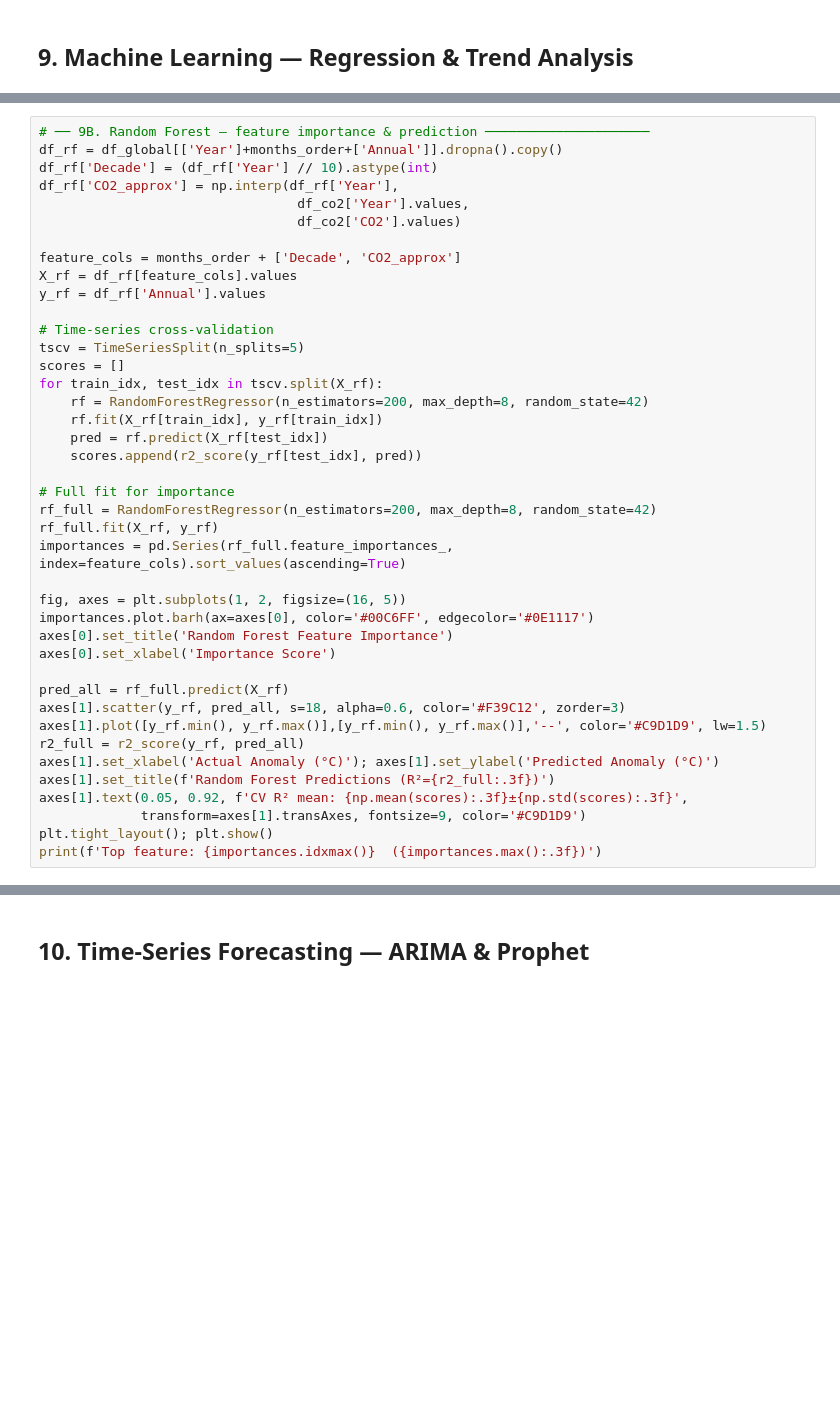
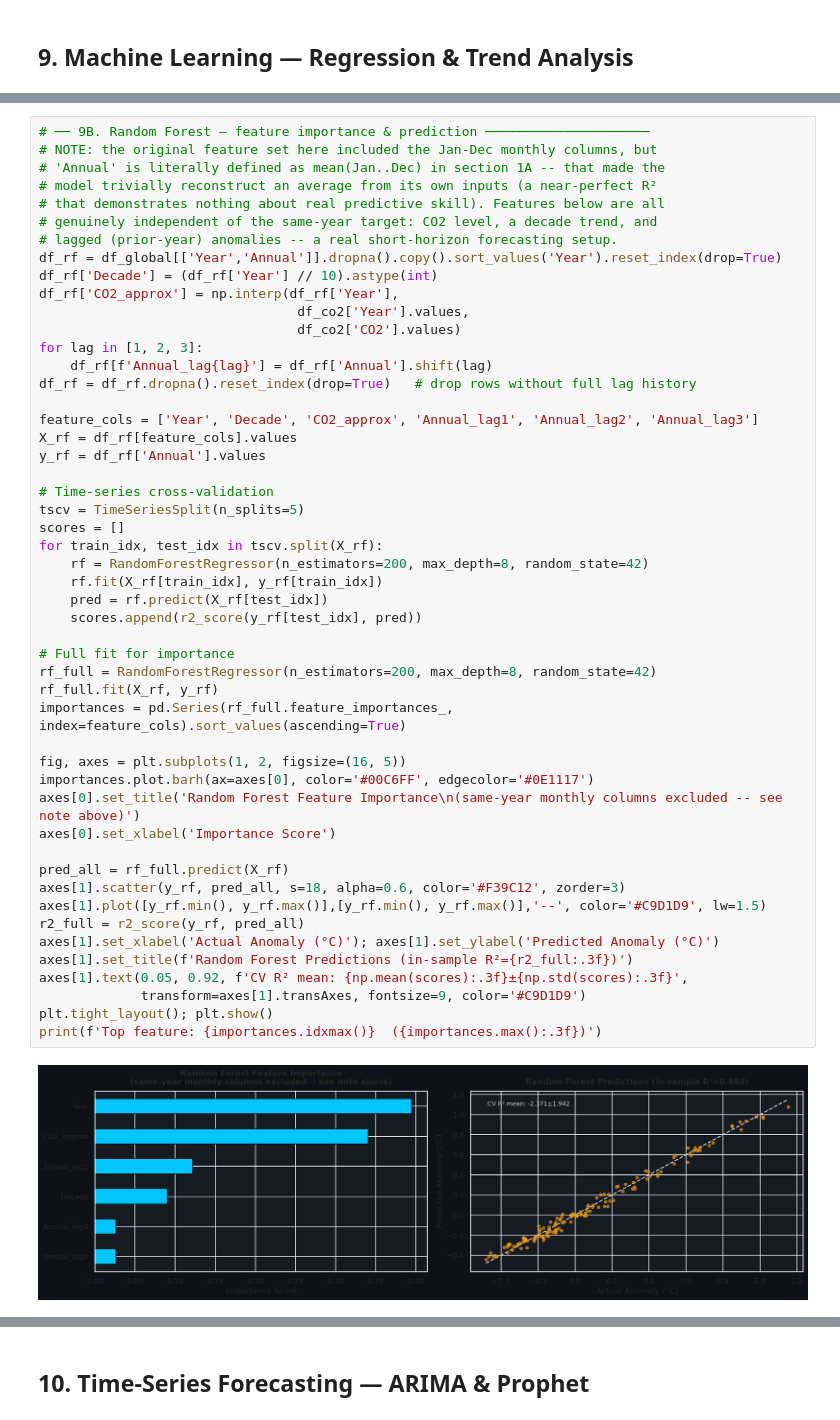
Before and after one commit to Nobby-sibanda/Global-Temperature-Analysis, a Jupyter notebook: notebooks/Global_Temperature_Analysis.ipynb, the cells around one changed output, grey strips where cells are left out. Cells and saved outputs as stored; diff of their text form; blank space fills up the shorter version.

```diff
--- a/notebooks/Global_Temperature_Analysis.ipynb
+++ b/notebooks/Global_Temperature_Analysis.ipynb
@@ -679,41 +862,52 @@ print(f'Poly-2 projected 2030: {poly2.predict([[2030]])[0]:+.3f}°C  |  2040: {p
 # %%
 # ── 9B. Random Forest — feature importance & prediction ─────────────────────
-df_rf = df_global[['Year']+months_order+['Annual']].dropna().copy()
+# NOTE: the original feature set here included the Jan-Dec monthly columns, but
+# 'Annual' is literally defined as mean(Jan..Dec) in section 1A -- that made the
+# model trivially reconstruct an average from its own inputs (a near-perfect R²
+# that demonstrates nothing about real predictive skill). Features below are all
+# genuinely independent of the same-year target: CO2 level, a decade trend, and
+# lagged (prior-year) anomalies -- a real short-horizon forecasting setup.
+df_rf = df_global[['Year','Annual']].dropna().copy().sort_values('Year').reset_index(drop=True)
 df_rf['Decade'] = (df_rf['Year'] // 10).astype(int)
 df_rf['CO2_approx'] = np.interp(df_rf['Year'],
                                  df_co2['Year'].values,
                                  df_co2['CO2'].values)
+for lag in [1, 2, 3]:
+    df_rf[f'Annual_lag{lag}'] = df_rf['Annual'].shift(lag)
+df_rf = df_rf.dropna().reset_index(drop=True)   # drop rows without full lag history
 
-feature_cols = months_order + ['Decade', 'CO2_approx']
+feature_cols = ['Year', 'Decade', 'CO2_approx', 'Annual_lag1', 'Annual_lag2', 'Annual_lag3']
 X_rf = df_rf[feature_cols].values
 y_rf = df_rf['Annual'].values
 
 # Time-series cross-validation
 tscv = TimeSeriesSplit(n_splits=5)
 scores = []
 for train_idx, test_idx in tscv.split(X_rf):
     rf = RandomForestRegressor(n_estimators=200, max_depth=8, random_state=42)
     rf.fit(X_rf[train_idx], y_rf[train_idx])
     pred = rf.predict(X_rf[test_idx])
     scores.append(r2_score(y_rf[test_idx], pred))
 
 # Full fit for importance
 rf_full = RandomForestRegressor(n_estimators=200, max_depth=8, random_state=42)
 rf_full.fit(X_rf, y_rf)
 importances = pd.Series(rf_full.feature_importances_, index=feature_cols).sort_values(ascending=True)
 
 fig, axes = plt.subplots(1, 2, figsize=(16, 5))
 importances.plot.barh(ax=axes[0], color='#00C6FF', edgecolor='#0E1117')
-axes[0].set_title('Random Forest Feature Importance')
+axes[0].set_title('Random Forest Feature Importance\n(same-year monthly columns excluded -- see note above)')
 axes[0].set_xlabel('Importance Score')
 
 pred_all = rf_full.predict(X_rf)
 axes[1].scatter(y_rf, pred_all, s=18, alpha=0.6, color='#F39C12', zorder=3)
 axes[1].plot([y_rf.min(), y_rf.max()],[y_rf.min(), y_rf.max()],'--', color='#C9D1D9', lw=1.5)
 r2_full = r2_score(y_rf, pred_all)
 axes[1].set_xlabel('Actual Anomaly (°C)'); axes[1].set_ylabel('Predicted Anomaly (°C)')
-axes[1].set_title(f'Random Forest Predictions (R²={r2_full:.3f})')
+axes[1].set_title(f'Random Forest Predictions (in-sample R²={r2_full:.3f})')
 axes[1].text(0.05, 0.92, f'CV R² mean: {np.mean(scores):.3f}±{np.std(scores):.3f}',
              transform=axes[1].transAxes, fontsize=9, color='#C9D1D9')
 plt.tight_layout(); plt.show()
 print(f'Top feature: {importances.idxmax()}  ({importances.max():.3f})')
+# %% [output]
+[figure, added]
```
Also changed, not shown: parts of 40 cells of this notebook, 2 other files.
